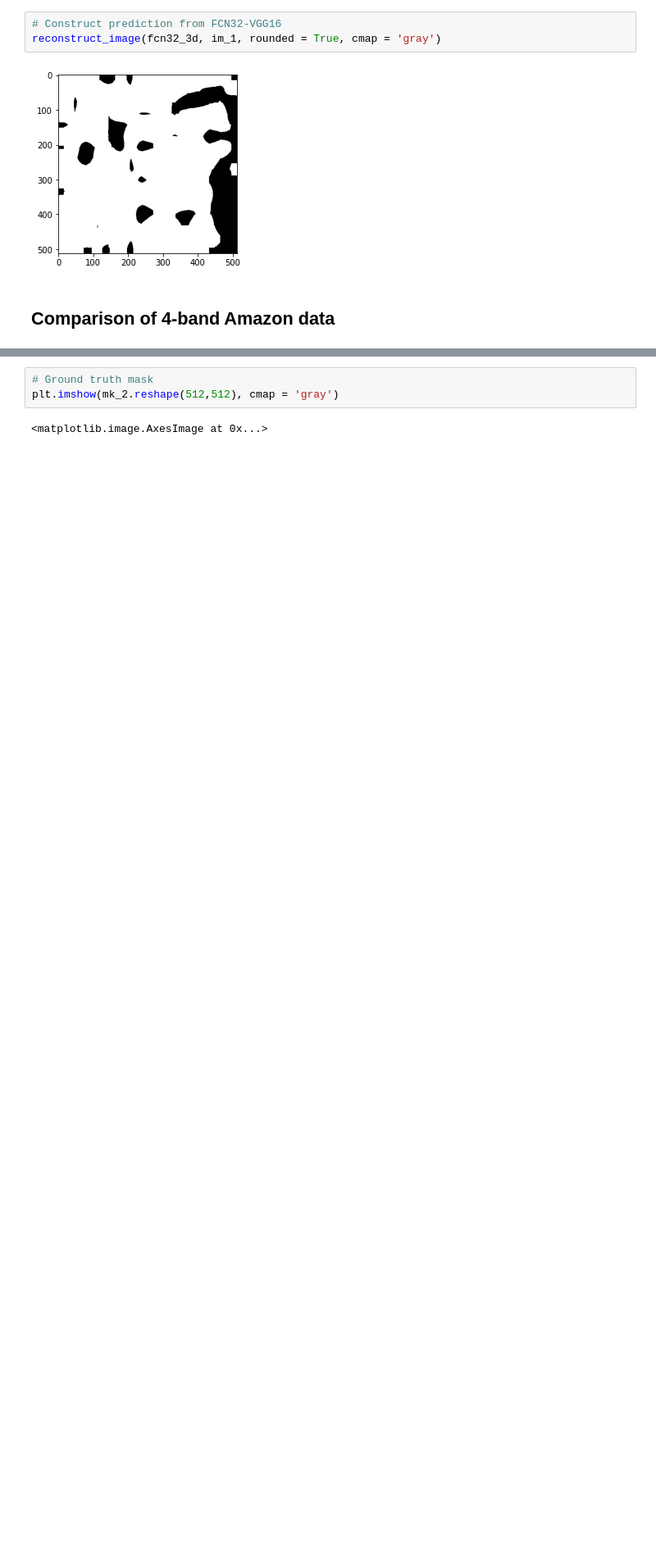
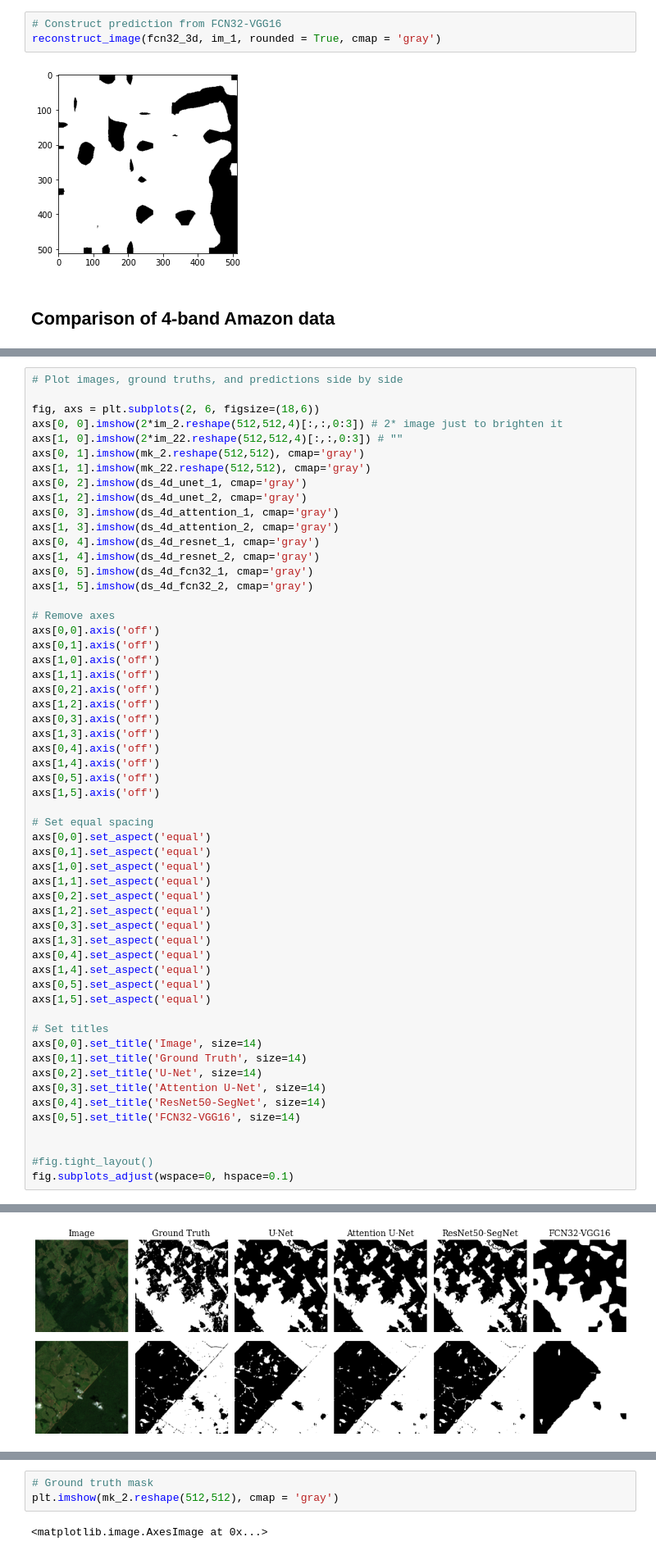
Before and after one commit to davej23/attention-mechanism-unet, a Jupyter notebook: Figures.ipynb, the cells around one changed output, grey strips where cells are left out. Shown at 82% size. Saved outputs shown, nothing was run; the diff lists cells and outputs as text; blank space fills up the shorter version.

```diff
--- a/Figures.ipynb
+++ b/Figures.ipynb
@@ -888,0 +1009,57 @@ plt.imshow(im_2.reshape(512,512,4)[:,:,0:3])
+# %%
+# Plot images, ground truths, and predictions side by side
+
+fig, axs = plt.subplots(2, 6, figsize=(18,6))
+axs[0, 0].imshow(2*im_2.reshape(512,512,4)[:,:,0:3]) # 2* image just to brighten it
+axs[1, 0].imshow(2*im_22.reshape(512,512,4)[:,:,0:3]) # ""
+axs[0, 1].imshow(mk_2.reshape(512,512), cmap='gray')
+axs[1, 1].imshow(mk_22.reshape(512,512), cmap='gray')
+axs[0, 2].imshow(ds_4d_unet_1, cmap='gray')
+axs[1, 2].imshow(ds_4d_unet_2, cmap='gray')
+axs[0, 3].imshow(ds_4d_attention_1, cmap='gray')
+axs[1, 3].imshow(ds_4d_attention_2, cmap='gray')
+axs[0, 4].imshow(ds_4d_resnet_1, cmap='gray')
+axs[1, 4].imshow(ds_4d_resnet_2, cmap='gray')
+axs[0, 5].imshow(ds_4d_fcn32_1, cmap='gray')
+axs[1, 5].imshow(ds_4d_fcn32_2, cmap='gray')
+
+# Remove axes
+axs[0,0].axis('off')
+axs[0,1].axis('off')
+axs[1,0].axis('off')
+axs[1,1].axis('off')
+axs[0,2].axis('off')
+axs[1,2].axis('off')
+axs[0,3].axis('off')
+axs[1,3].axis('off')
+axs[0,4].axis('off')
+axs[1,4].axis('off')
+axs[0,5].axis('off')
+axs[1,5].axis('off')
+
+# Set equal spacing
+axs[0,0].set_aspect('equal')
+axs[0,1].set_aspect('equal')
+axs[1,0].set_aspect('equal')
+axs[1,1].set_aspect('equal')
+axs[0,2].set_aspect('equal')
+axs[1,2].set_aspect('equal')
+axs[0,3].set_aspect('equal')
+axs[1,3].set_aspect('equal')
+axs[0,4].set_aspect('equal')
+axs[1,4].set_aspect('equal')
+axs[0,5].set_aspect('equal')
+axs[1,5].set_aspect('equal')
+
+# Set titles
+axs[0,0].set_title('Image', size=14)
+axs[0,1].set_title('Ground Truth', size=14)
+axs[0,2].set_title('U-Net', size=14)
+axs[0,3].set_title('Attention U-Net', size=14)
+axs[0,4].set_title('ResNet50-SegNet', size=14)
+axs[0,5].set_title('FCN32-VGG16', size=14)
+
+
+#fig.tight_layout()
+fig.subplots_adjust(wspace=0, hspace=0.1)
+# %% [output]
@@ -888,0 +1067 @@ plt.imshow(im_2.reshape(512,512,4)[:,:,0:3])
+[figure, added]
```
Also changed, not shown: parts of 13 cells of this notebook.
